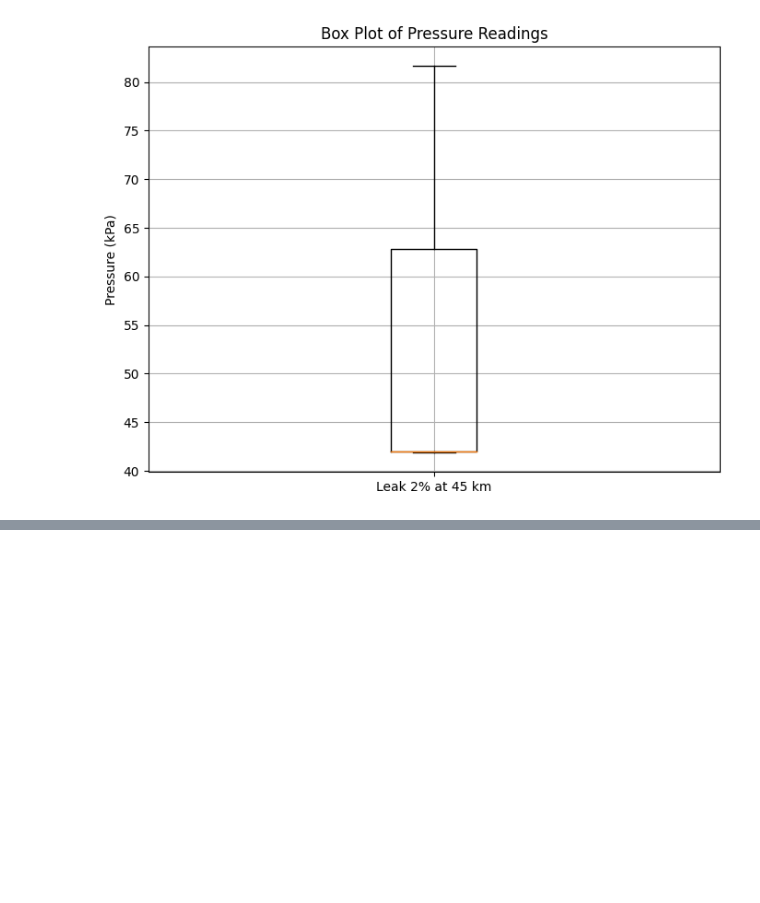
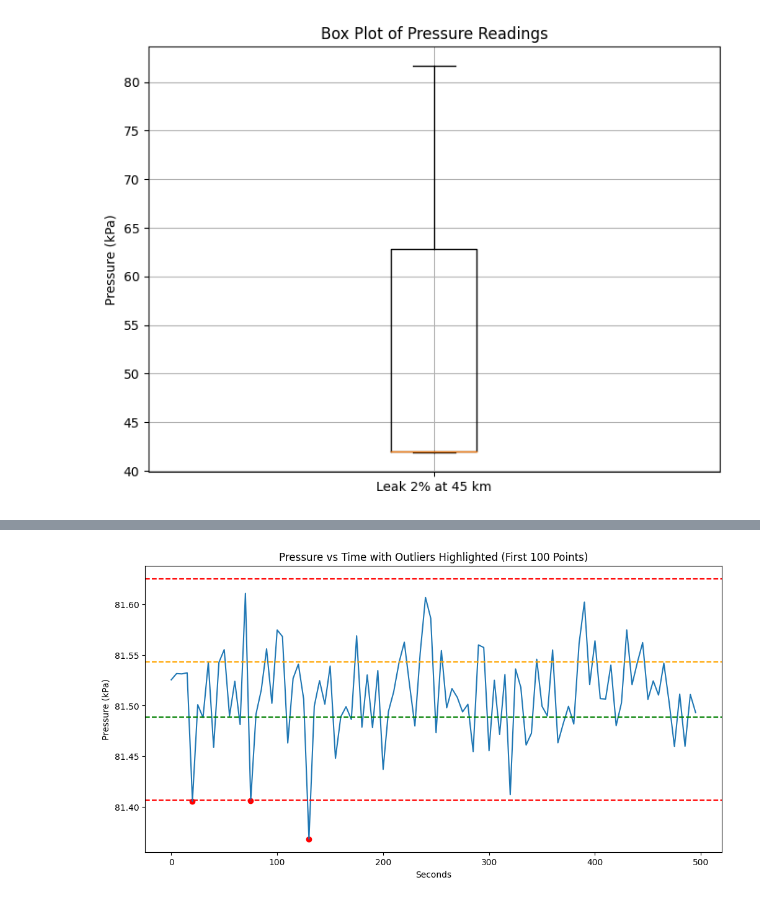
Before and after one commit to JVSCHANDRADITHYA/MultiDimensionalAD, a Jupyter notebook: Week-1-Classify/classify_flows.ipynb, the cells around one changed output, grey strips where cells are left out. Cells and saved outputs as stored; diff of their text form; code cells hidden in the pictures; blank space fills up the shorter version.

```diff
--- a/Week-1-Classify/classify_flows.ipynb
+++ b/Week-1-Classify/classify_flows.ipynb
@@ -104,0 +105,19 @@ Text(0.5, 1.0, 'Pressure vs Time with Outliers Highlighted')
+# %%
+# plot first 100 points only
+fig, ax = plt.subplots(figsize=(12, 6))
+plt.plot(steady['Seconds'][:100], steady['S1-PT-1001A'][:100], label='Steady')
+plt.scatter(outliers_steady['Seconds'][:3], outliers_steady['S1-PT-1001A'][:3], color='red', label='Outliers')
+# plot the interquartile lines
+IQR = steady['S1-PT-1001A'].quantile(0.75) - steady['S1-PT-1001A'].quantile(0.25)
+lower_bound = steady['S1-PT-1001A'].quantile(0.25) - 1.5 * IQR
+upper_bound = steady['S1-PT-1001A'].quantile(0.75) + 1.5 * IQR
+plt.axhline(y=lower_bound, color='red', linestyle='--', label='Lower Bound')
+plt.axhline(y=upper_bound, color='red', linestyle='--', label='Upper Bound')
+plt.axhline(y=steady['S1-PT-1001A'].quantile(0.25), color='green', linestyle='--', label='25th Percentile')
+plt.axhline(y=steady['S1-PT-1001A'].quantile(0.75), color='orange', linestyle='--', label='75th Percentile')
+plt.xlabel('Seconds')
+plt.ylabel('Pressure (kPa)')
+plt.title('Pressure vs Time with Outliers Highlighted (First 100 Points)')
+plt.show()
+# %% [output]
+[figure, added]
```
Also changed, not shown: parts of 1 cell of this notebook, 2 other files.
